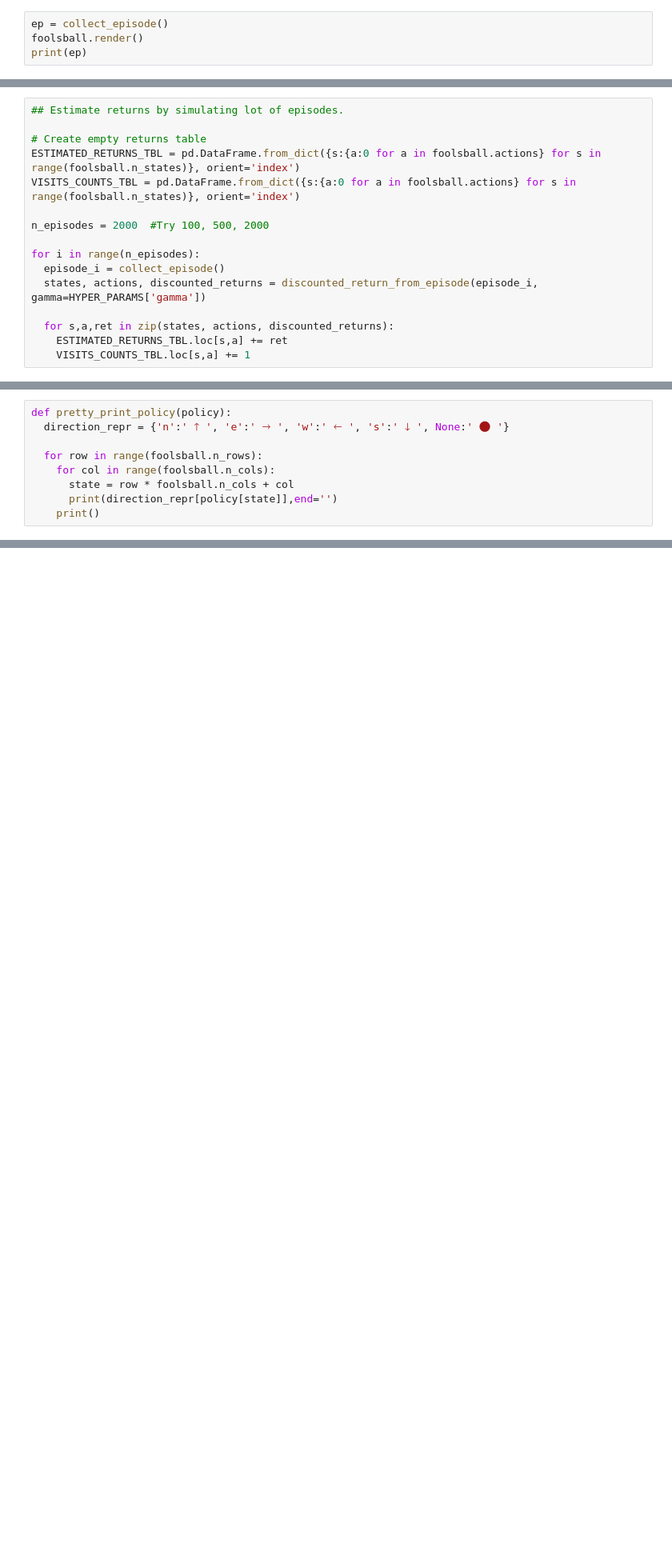
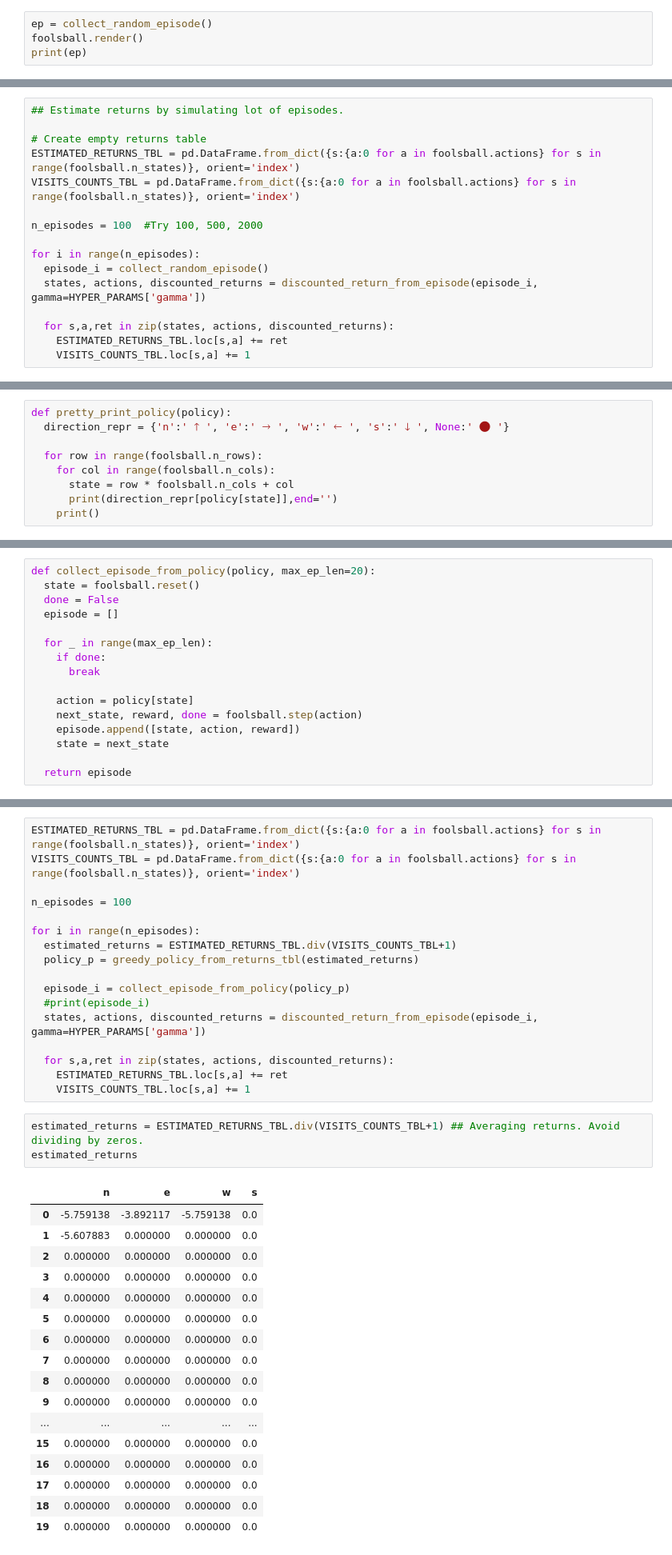
Before and after one commit to farhanhubble/discover-drl, a Jupyter notebook: Rediscovering_RL_Notebook_0_.ipynb, the cells around one changed output, grey strips where cells are left out. Shown at 80% size. Cells and saved outputs as stored; diff of their text form; blank space fills up the shorter version.

```diff
--- a/Rediscovering_RL_Notebook_0_.ipynb
+++ b/Rediscovering_RL_Notebook_0_.ipynb
@@ -436,6 +813,6 @@ def collect_episode():
 
   return episode
 # %%
-ep = collect_episode()
+ep = collect_random_episode()
 foolsball.render()
 print(ep)
@@ -460,10 +868,10 @@ discounted_return_from_episode(ep, gamma=HYPER_PARAMS['gamma'])
 ESTIMATED_RETURNS_TBL = pd.DataFrame.from_dict({s:{a:0 for a in foolsball.actions} for s in range(foolsball.n_states)}, orient='index')
 VISITS_COUNTS_TBL = pd.DataFrame.from_dict({s:{a:0 for a in foolsball.actions} for s in range(foolsball.n_states)}, orient='index')
 
-n_episodes = 2000  #Try 100, 500, 2000
+n_episodes = 100  #Try 100, 500, 2000
 
 for i in range(n_episodes):
-  episode_i = collect_episode()
+  episode_i = collect_random_episode()
   states, actions, discounted_returns = discounted_return_from_episode(episode_i, gamma=HYPER_PARAMS['gamma'])
 
   for s,a,ret in zip(states, actions, discounted_returns):
@@ -504,0 +960,16 @@ np.empty()
+# %%
+def collect_episode_from_policy(policy, max_ep_len=20):
+  state = foolsball.reset()
+  done = False
+  episode = []
+
+  for _ in range(max_ep_len):
+    if done:
+      break
+
+    action = policy[state]
+    next_state, reward, done = foolsball.step(action)
+    episode.append([state, action, reward])
+    state = next_state
+
+  return episode
@@ -504,0 +985,38 @@ np.empty()
+# %%
+ESTIMATED_RETURNS_TBL = pd.DataFrame.from_dict({s:{a:0 for a in foolsball.actions} for s in range(foolsball.n_states)}, orient='index')
+VISITS_COUNTS_TBL = pd.DataFrame.from_dict({s:{a:0 for a in foolsball.actions} for s in range(foolsball.n_states)}, orient='index')
+
+n_episodes = 100
+
+for i in range(n_episodes):
+  estimated_returns = ESTIMATED_RETURNS_TBL.div(VISITS_COUNTS_TBL+1)
+  policy_p = greedy_policy_from_returns_tbl(estimated_returns)
+
+  episode_i = collect_episode_from_policy(policy_p)
+  #print(episode_i)
+  states, actions, discounted_returns = discounted_return_from_episode(episode_i, gamma=HYPER_PARAMS['gamma'])
+
+  for s,a,ret in zip(states, actions, discounted_returns):
+    ESTIMATED_RETURNS_TBL.loc[s,a] += ret
+    VISITS_COUNTS_TBL.loc[s,a] += 1
+# %%
+estimated_returns = ESTIMATED_RETURNS_TBL.div(VISITS_COUNTS_TBL+1) ## Averaging returns. Avoid dividing by zeros.
+estimated_returns
+# %% [output]
+|  | n | e | w | s |
+| 0 | -5.759138 | -3.892117 | -5.759138 | 0.0 |
+| 1 | -5.607883 | 0.000000 | 0.000000 | 0.0 |
+| 2 | 0.000000 | 0.000000 | 0.000000 | 0.0 |
+| 3 | 0.000000 | 0.000000 | 0.000000 | 0.0 |
+| 4 | 0.000000 | 0.000000 | 0.000000 | 0.0 |
+| 5 | 0.000000 | 0.000000 | 0.000000 | 0.0 |
+| 6 | 0.000000 | 0.000000 | 0.000000 | 0.0 |
+| 7 | 0.000000 | 0.000000 | 0.000000 | 0.0 |
+| 8 | 0.000000 | 0.000000 | 0.000000 | 0.0 |
+| 9 | 0.000000 | 0.000000 | 0.000000 | 0.0 |
+| ... | ... | ... | ... | ... |
+| 15 | 0.000000 | 0.000000 | 0.000000 | 0.0 |
+| 16 | 0.000000 | 0.000000 | 0.000000 | 0.0 |
+| 17 | 0.000000 | 0.000000 | 0.000000 | 0.0 |
+| 18 | 0.000000 | 0.000000 | 0.000000 | 0.0 |
+| 19 | 0.000000 | 0.000000 | 0.000000 | 0.0 |
```
Also changed, not shown: parts of 58 cells of this notebook.
